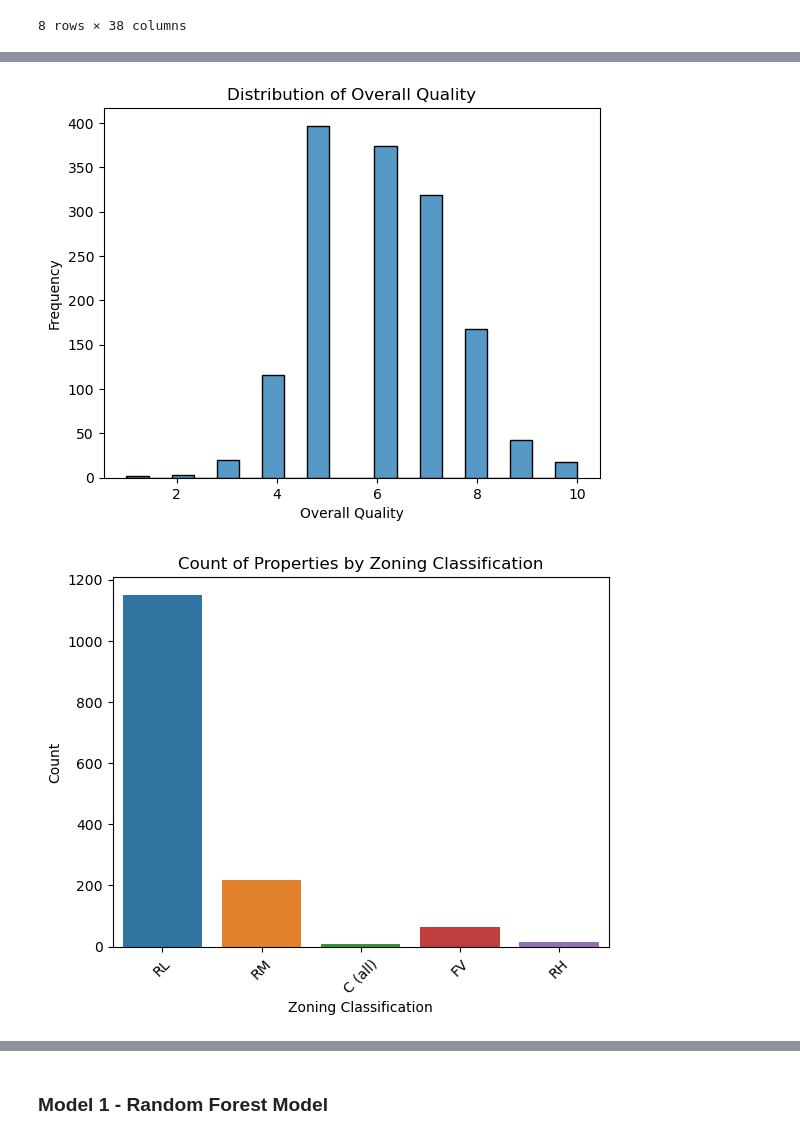
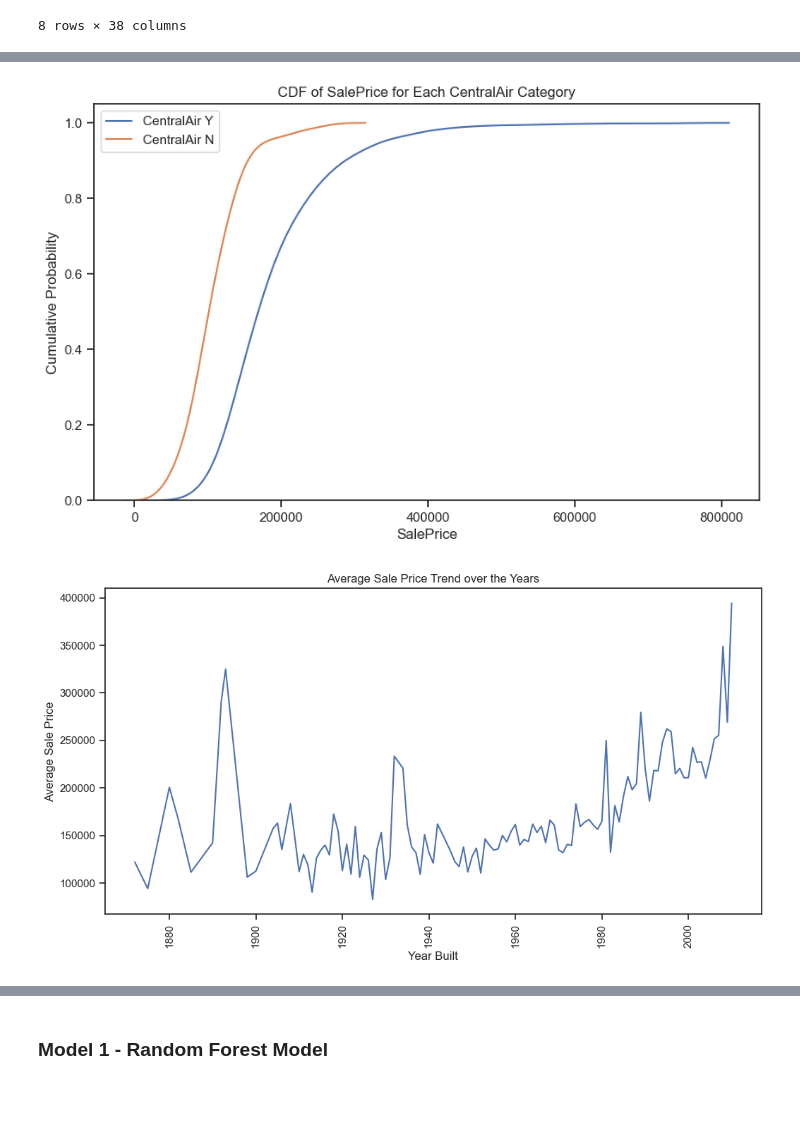
Before and after one commit to wchung1209/predicting_house_prices_ml_models, a Jupyter notebook: code/Saurabh_eda.ipynb, the cells around one changed output, grey strips where cells are left out. Saved outputs shown, nothing was run; the diff lists cells and outputs as text; code cells hidden in the pictures; blank space fills up the shorter version.

```diff
--- a/code/Saurabh_eda.ipynb
+++ b/code/Saurabh_eda.ipynb
@@ -70,0 +83,5 @@ train_data.describe()
+# %%
+# Lot Area  vs Salesprice
+sns.set(style="ticks")
+sns.pairplot(train_data[['LotArea', 'SalePrice']], height=4)
+plt.show()
@@ -71,18 +111,27 @@ train_data.describe()
+# %%
+# CDF of SalePrice for Each CentralAir Category
+
+plt.figure(figsize=(10, 6))
+for category in train_data['CentralAir'].unique():
+    sns.kdeplot(train_data[train_data['CentralAir'] == category]['SalePrice'], cumulative=True, label=f'CentralAir {category}')
+plt.xlabel('SalePrice')
+plt.ylabel('Cumulative Probability')
+plt.title('CDF of SalePrice for Each CentralAir Category')
+plt.legend()
+plt.show()
+# %% [output]
+[figure, added]
 # %%
-# Histogram for a numerical feature
-sns.histplot(data=train_data, x='OverallQual', bins=20)
-plt.title('Distribution of Overall Quality')
-plt.xlabel('Overall Quality')
-plt.ylabel('Frequency')
+# Group data by YearBuilt and calculate the mean sale price for each year
+average_sale_price_by_year = train_data.groupby('YearBuilt')['SalePrice'].mean()
+
+# Plotting the data using a bar plot
+plt.figure(figsize=(12, 6))
+average_sale_price_by_year.plot()
+plt.title('Average Sale Price Trend over the Years')
+plt.xlabel('Year Built')
+plt.ylabel('Average Sale Price')
+plt.xticks(rotation=90)
 plt.show()
-
-# Count plot for a categorical feature
-sns.countplot(data=train_data, x='MSZoning')
-plt.title('Count of Properties by Zoning Classification')
-plt.xlabel('Zoning Classification')
-plt.ylabel('Count')
-plt.xticks(rotation=45)
-plt.show()
 # %% [output]
-[figure, old version]
+[figure, new version]
-[figure, removed]
```
Also changed, not shown: parts of 15 cells of this notebook.
